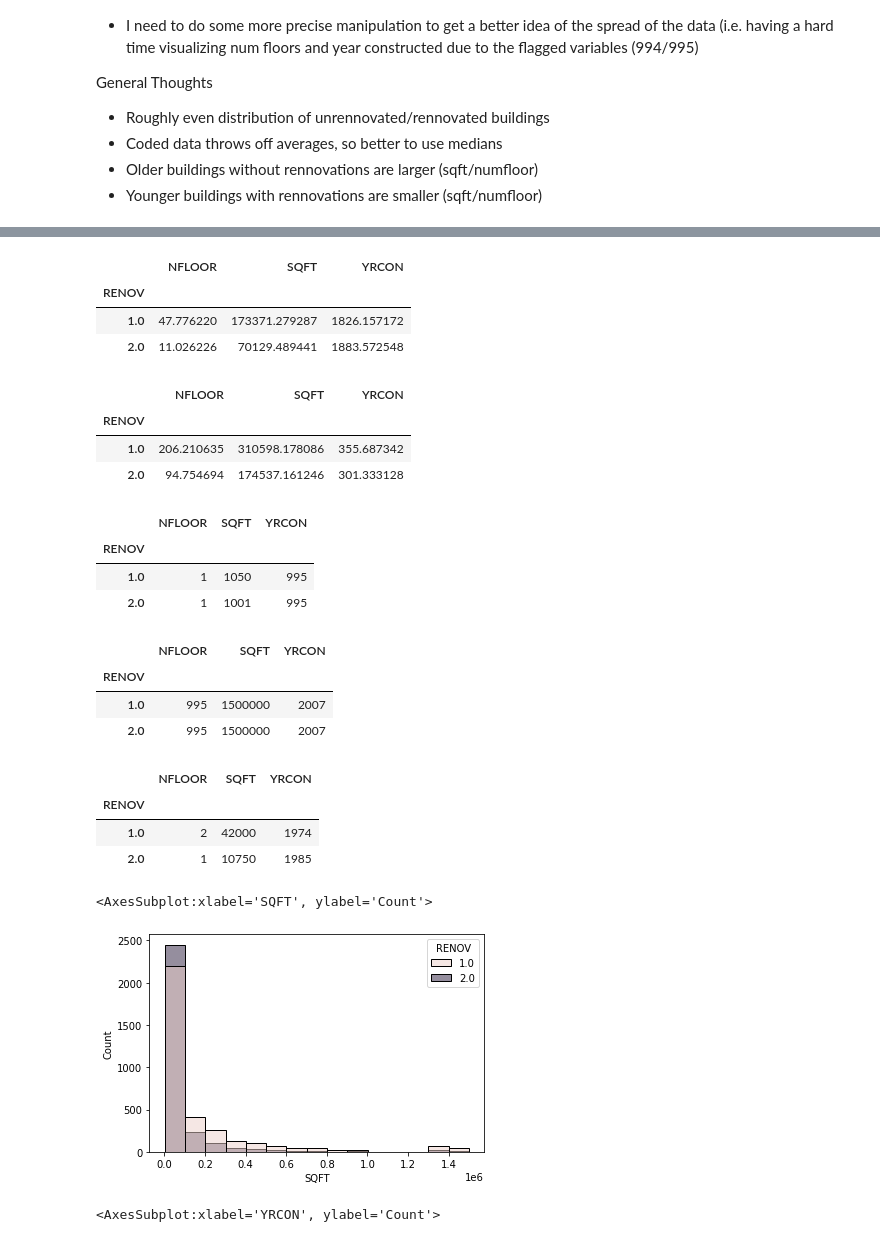
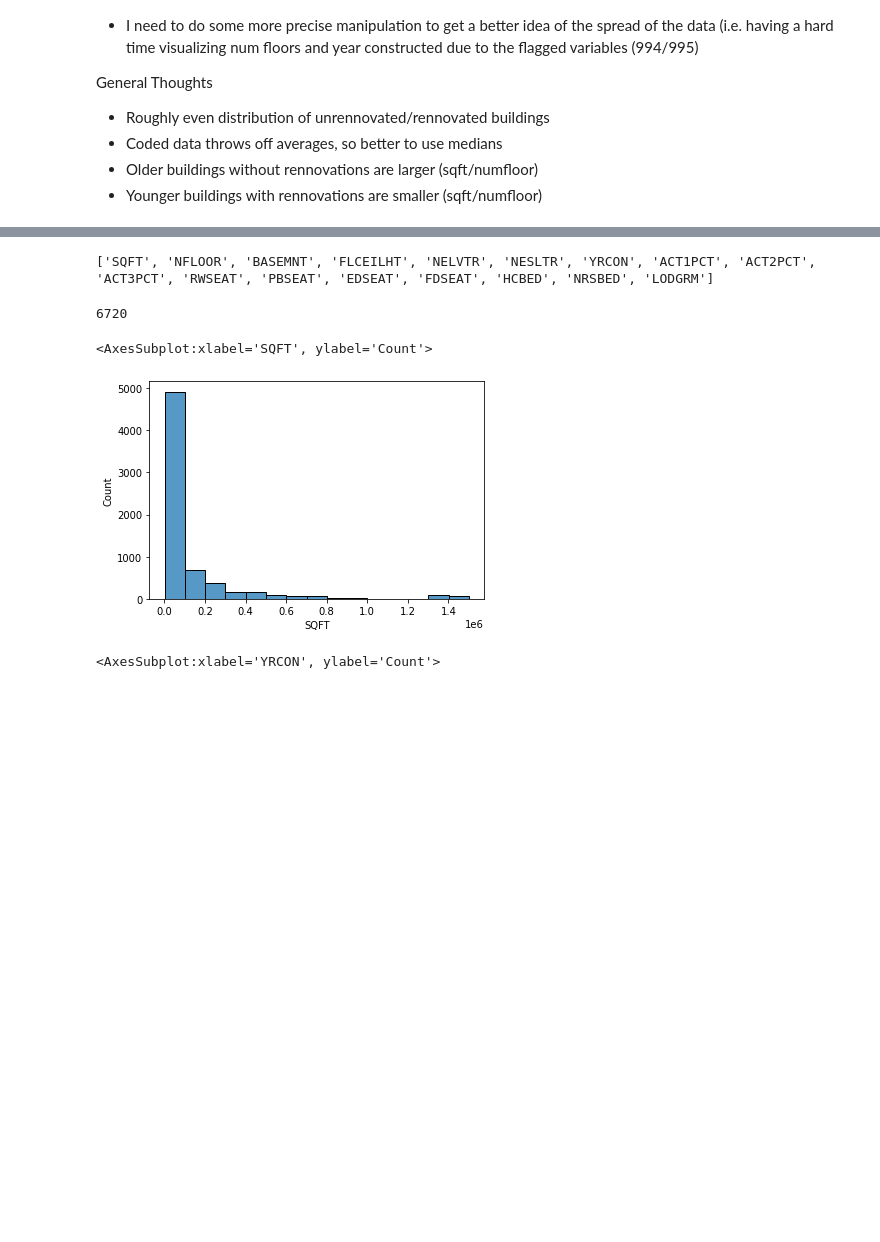
Before and after one commit to oostendo/2022-SI699-011, a Jupyter notebook: eva_and_sam/EDA_cbecs2012.ipynb, the cells around one changed output, grey strips where cells are left out. Drawn from its saved outputs; the diff is of its cells as text; code cells hidden in the pictures; blank space fills up the shorter version.

Commit message:
codebook cleaned and rewritten, EDA ready with numerical columns extracted

```diff
--- a/eva_and_sam/EDA_cbecs2012.ipynb
+++ b/eva_and_sam/EDA_cbecs2012.ipynb
@@ -52,6 +87,5 @@ category_map['1']
 # %%
-dfs = {}
+category_dfs = {}
 for cat_name, cat_list in category_map.items():
-    if cat_name != 'get rid of':
-        dfs[cat_name] = df[cat_list]
-dfs['0'].sample(10)
+    category_dfs[cat_name] = df[cat_list]
+category_dfs[0].sample(10)
@@ -136,3 +122,9 @@ dtype: int64
+# %%
+codebook_test = df_codebook.copy().set_index('col_name')
+num_cols = []
+for col in codebook_test.index:
+    if codebook_test.loc[col].col_type == 'Num':
+        num_cols.append(col)
 # %% [markdown]
 ### EDA Category 1
 
@@ -202,50 +165,23 @@ Any renovations
+# %%
+num_cols_cat1 = []
+for col in category_dfs[1].columns:
+    #print(category_dfs[1][col].dtype)
+    if col in num_cols:
+        num_cols_cat1.append(col)
+print(num_cols_cat1)
+# %% [output]
+['SQFT', 'NFLOOR', 'BASEMNT', 'FLCEILHT', 'NELVTR', 'NESLTR', 'YRCON', 'ACT1PCT', 'ACT2PCT', 'ACT3PCT', 'RWSEAT', 'PBSEAT', 'EDSEAT', 'FDSEAT', 'HCBED', 'NRSBED', 'LODGRM']
 # %%
-df1 = df[cat1_cols_interest]
+df1 = category_dfs[1].copy()[num_cols_cat1]
 df1_total = df1.shape[0]
-renov_group = df1.groupby('RENOV').size()
 print(df1_total)
-print(renov_group)
-print(df1_total - (renov_group[1] + renov_group[2]))
+# %% [output]
+6720
-# %%
-df1.pivot_table(index='RENOV', values=['SQFT', 'NFLOOR', 'YRCON'], aggfunc=np.mean)
-# %% [output]
-|  | NFLOOR | SQFT | YRCON |
-| RENOV |  |  |  |
-| 1.0 | 47.776220 | 173371.279287 | 1826.157172 |
-| 2.0 | 11.026226 | 70129.489441 | 1883.572548 |
-# %%
-df1.pivot_table(index='RENOV', values=['SQFT', 'NFLOOR', 'YRCON'], aggfunc=np.std)
-# %% [output]
-|  | NFLOOR | SQFT | YRCON |
-| RENOV |  |  |  |
-| 1.0 | 206.210635 | 310598.178086 | 355.687342 |
-| 2.0 | 94.754694 | 174537.161246 | 301.333128 |
-# %%
-df1.pivot_table(index='RENOV', values=['SQFT', 'NFLOOR', 'YRCON'], aggfunc=np.min)
-# %% [output]
-|  | NFLOOR | SQFT | YRCON |
-| RENOV |  |  |  |
-| 1.0 | 1 | 1050 | 995 |
-| 2.0 | 1 | 1001 | 995 |
-# %%
-df1.pivot_table(index='RENOV', values=['SQFT', 'NFLOOR', 'YRCON'], aggfunc=np.max)
-# %% [output]
-|  | NFLOOR | SQFT | YRCON |
-| RENOV |  |  |  |
-| 1.0 | 995 | 1500000 | 2007 |
-| 2.0 | 995 | 1500000 | 2007 |
-# %%
-df1.pivot_table(index='RENOV', values=['SQFT', 'NFLOOR', 'YRCON'], aggfunc=np.median)
-# %% [output]
-|  | NFLOOR | SQFT | YRCON |
-| RENOV |  |  |  |
-| 1.0 | 2 | 42000 | 1974 |
-| 2.0 | 1 | 10750 | 1985 |
 # %%
-sns.histplot(df1, x='SQFT', binwidth=100000, hue='RENOV')
+sns.histplot(df1, x='SQFT', binwidth=100000)
 # %% [output]
 <AxesSubplot:xlabel='SQFT', ylabel='Count'>
-[figure, old version]
+[figure, new version]
 # %%
 sns.histplot(df1, x='YRCON')
 # %% [output]
```
Also changed, not shown: parts of 34 cells of this notebook, 2 other files.
